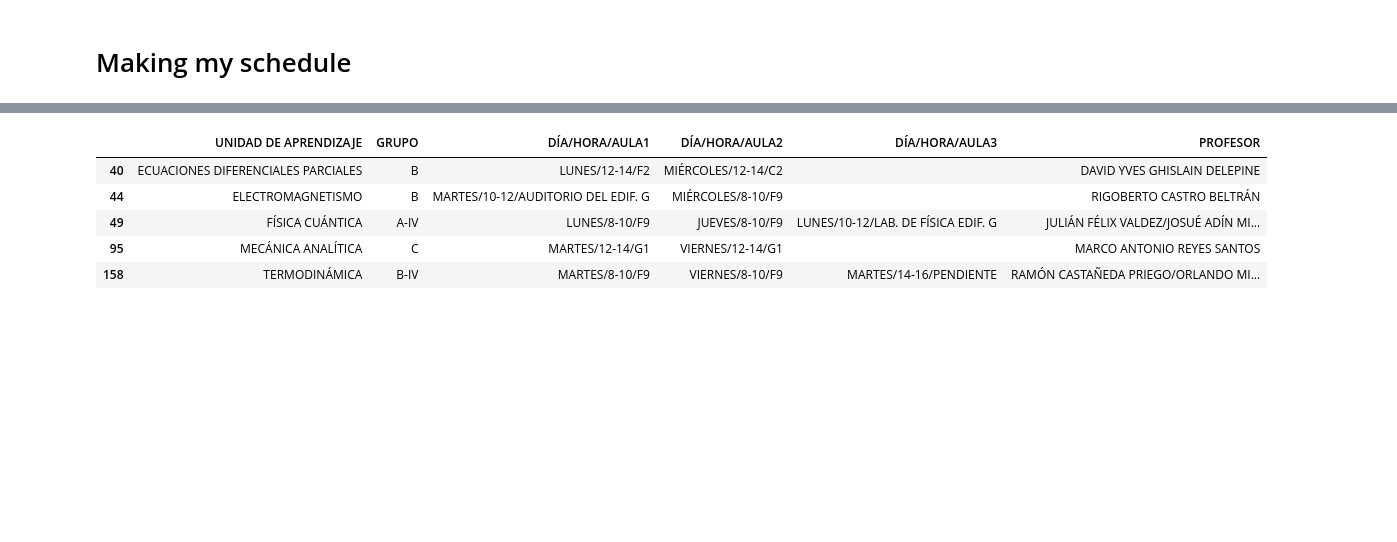
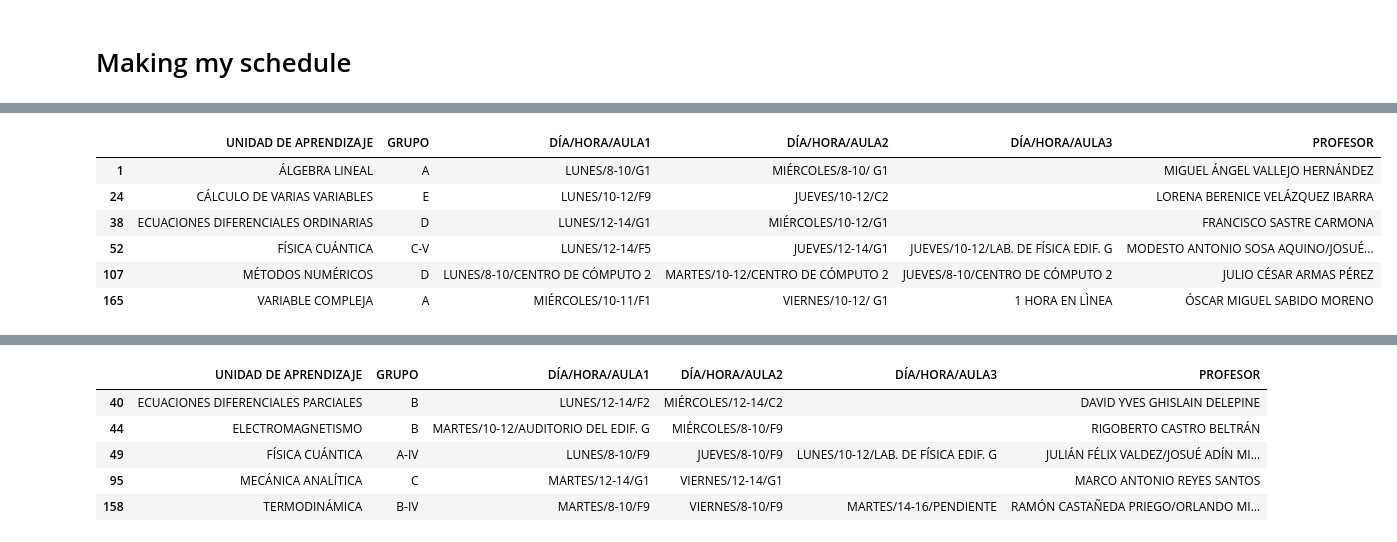
Before and after one commit to BubuDavid/Schoolar_SchedulesDCI, a Jupyter notebook: 5th Semester/5th_semester_code.ipynb, the cells around one changed output, grey strips where cells are left out. Drawn from its saved outputs; the diff is of its cells as text; code cells hidden in the pictures; blank space fills up the shorter version.

```diff
--- a/5th Semester/5th_semester_code.ipynb
+++ b/5th Semester/5th_semester_code.ipynb
@@ -199,3 +212,13 @@ schedules[0]
+# %%
+schedules[399]
+# %% [output]
+|  | UNIDAD DE APRENDIZAJE | GRUPO | DÍA/HORA/AULA1 | DÍA/HORA/AULA2 | DÍA/HORA/AULA3 | PROFESOR |
+| 1 | ÁLGEBRA LINEAL | A | LUNES/8-10/G1 | MIÉRCOLES/8-10/ G1 |  | MIGUEL ÁNGEL VALLEJO HERNÁNDEZ |
+| 24 | CÁLCULO DE VARIAS VARIABLES | E | LUNES/10-12/F9 | JUEVES/10-12/C2 |  | LORENA BERENICE VELÁZQUEZ IBARRA |
+| 38 | ECUACIONES DIFERENCIALES ORDINARIAS | D | LUNES/12-14/G1 | MIÉRCOLES/10-12/G1 |  | FRANCISCO SASTRE CARMONA |
+| 52 | FÍSICA CUÁNTICA | C-V | LUNES/12-14/F5 | JUEVES/12-14/G1 | JUEVES/10-12/LAB. DE FÍSICA EDIF. G | MODESTO ANTONIO SOSA AQUINO/JOSUÉ... |
+| 107 | MÉTODOS NUMÉRICOS | D | LUNES/8-10/CENTRO DE CÓMPUTO 2 | MARTES/10-12/CENTRO DE CÓMPUTO 2 | JUEVES/8-10/CENTRO DE CÓMPUTO 2 | JULIO CÉSAR ARMAS PÉREZ |
+| 165 | VARIABLE COMPLEJA | A | MIÉRCOLES/10-11/F1 | VIERNES/10-12/ G1 | 1 HORA EN LÌNEA | ÓSCAR MIGUEL SABIDO MORENO |
 # %%
 # How many schedules we generate?
 print(len(schedules))
```
Also changed, not shown: parts of 8 cells of this notebook, 15 other files.
